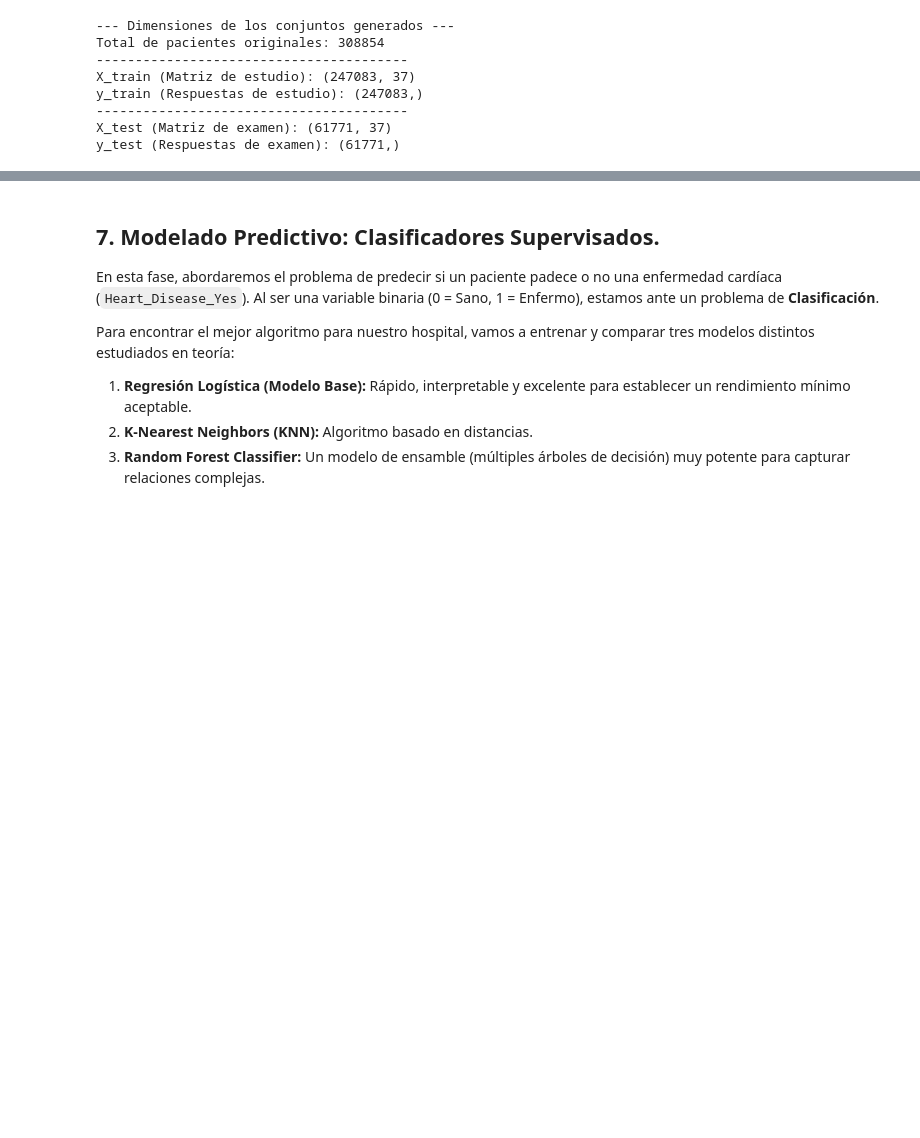
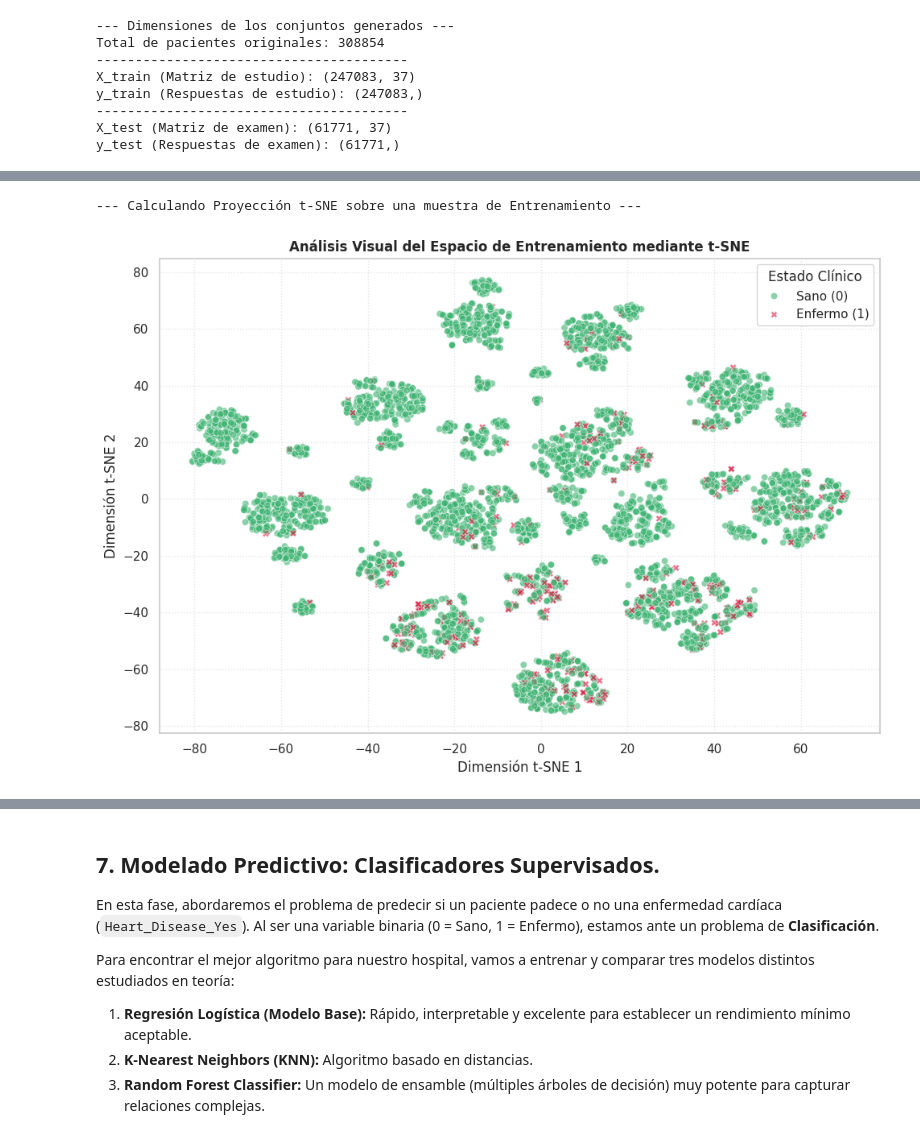
Before and after one commit to jjimper/ProyectoIACOM, a Jupyter notebook: Trabajo.ipynb, the cells around one changed output, grey strips where cells are left out. Saved outputs shown, nothing was run; the diff lists cells and outputs as text; code cells hidden in the pictures; blank space fills up the shorter version.

```diff
--- a/Trabajo.ipynb
+++ b/Trabajo.ipynb
@@ -484,0 +626,16 @@ y_test (Respuestas de examen): (61771,)
+# %%
+from sklearn.decomposition import PCA
+from sklearn.preprocessing import StandardScaler
+
+# 1. Escalamos los datos correctamente para evitar Data Leakage
+scaler = StandardScaler()
+X_train_scaled = scaler.fit_transform(X_train)
+X_test_scaled = scaler.transform(X_test)
+
+# 2. Aplicamos PCA entrenando únicamente con el conjunto de entrenamiento
+pca = PCA(n_components=17, random_state=42)
+X_train_pca = pca.fit_transform(X_train_scaled)
+X_test_pca = pca.transform(X_test_scaled)
+
+print("--- PCA completado de forma metodológicamente correcta ---")
+print(f"Dimensiones de X_train transformado con PCA: {X_train_pca.shape}")
@@ -484,0 +649,45 @@ y_test (Respuestas de examen): (61771,)
+# %%
+from sklearn.manifold import TSNE
+import numpy as np
+import seaborn as sns
+import matplotlib.pyplot as plt
+
+print("--- Calculando Proyección t-SNE sobre una muestra de Entrenamiento ---")
+
+# Tomamos una muestra aleatoria de 5,000 registros de X_train_scaled para poder visualizarlo sin congelar la CPU
+np.random.seed(42)
+indices_muestra = np.random.choice(X_train_scaled.shape[0], size=5000, replace=False)
+X_muestra_scaled = X_train_scaled[indices_muestra]
+y_muestra = y_train.iloc[indices_muestra] if hasattr(y_train, 'iloc') else y_train[indices_muestra]
+
+# Ejecutamos t-SNE
+tsne = TSNE(n_components=2, perplexity=30, max_iter=1000, random_state=42, n_jobs=-1)
+X_tsne_2d = tsne.fit_transform(X_muestra_scaled)
+
+# Graficamos el scatter plot con la corrección de leyenda integrada
+plt.figure(figsize=(10, 7))
+
+# Para que la leyenda se genere sola de forma correcta, mapeamos los valores a texto antes de graficar
+y_muestra_texto = y_muestra.map({0: 'Sano (0)', 1: 'Enfermo (1)'})
+
+sns.scatterplot(
+    x=X_tsne_2d[:, 0], y=X_tsne_2d[:, 1],
+    hue=y_muestra_texto, # Usamos la variable con texto para que la leyenda sea automática
+    palette={'Sano (0)': 'mediumseagreen', 'Enfermo (1)': 'crimson'}, # Mapeo explícito de color
+    alpha=0.6,
+    style=y_muestra_texto,
+    markers={'Sano (0)': 'o', 'Enfermo (1)': 'X'} # Mapeo explícito de marcador
+)
+
+plt.title('Análisis Visual del Espacio de Entrenamiento mediante t-SNE', fontsize=12, fontweight='bold')
+plt.xlabel('Dimensión t-SNE 1')
+plt.ylabel('Dimensión t-SNE 2')
+
+# Al configurar el título de la leyenda, ya no tocamos 'labels' y evitamos el error
+plt.legend(title='Estado Clínico', loc='best')
+plt.grid(True, linestyle=':', alpha=0.5)
+plt.tight_layout()
+plt.show()
+# %% [output]
+--- Calculando Proyección t-SNE sobre una muestra de Entrenamiento ---
+[figure, added]
```
Also changed, not shown: parts of 28 cells of this notebook.
